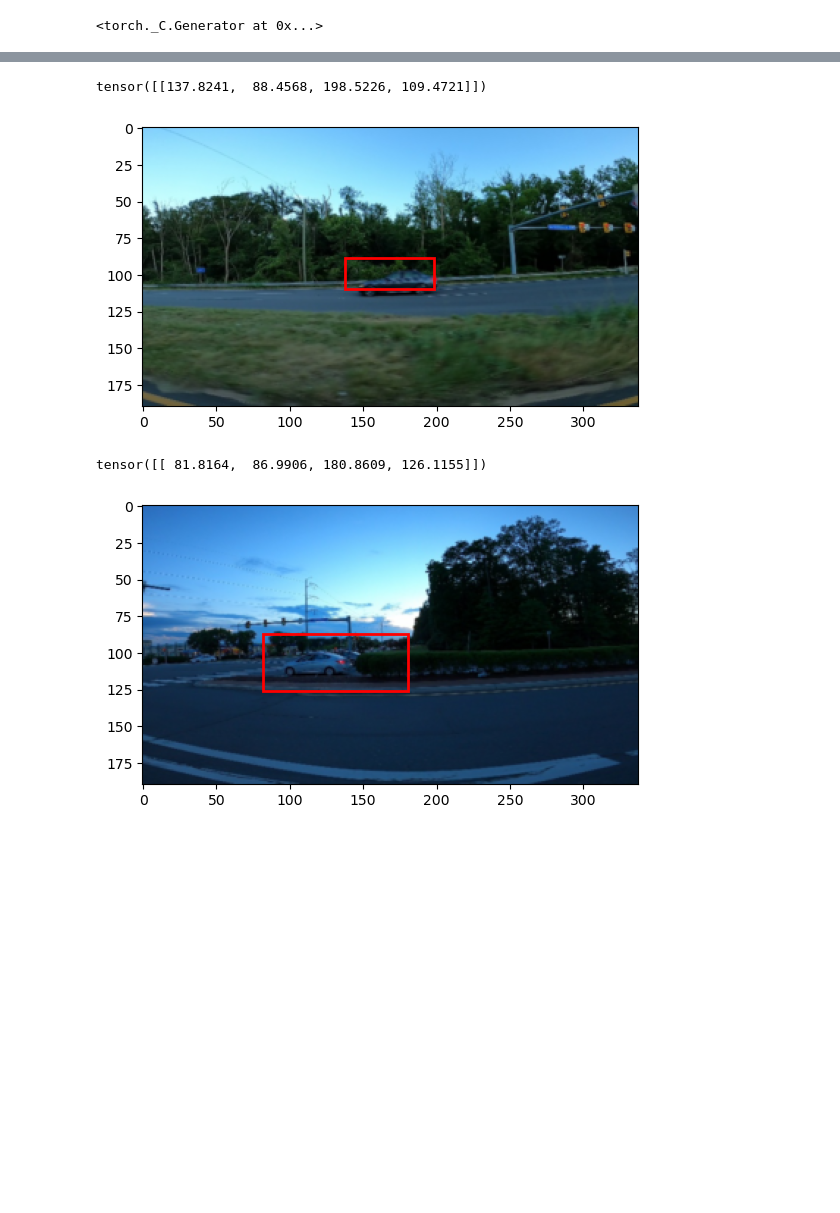
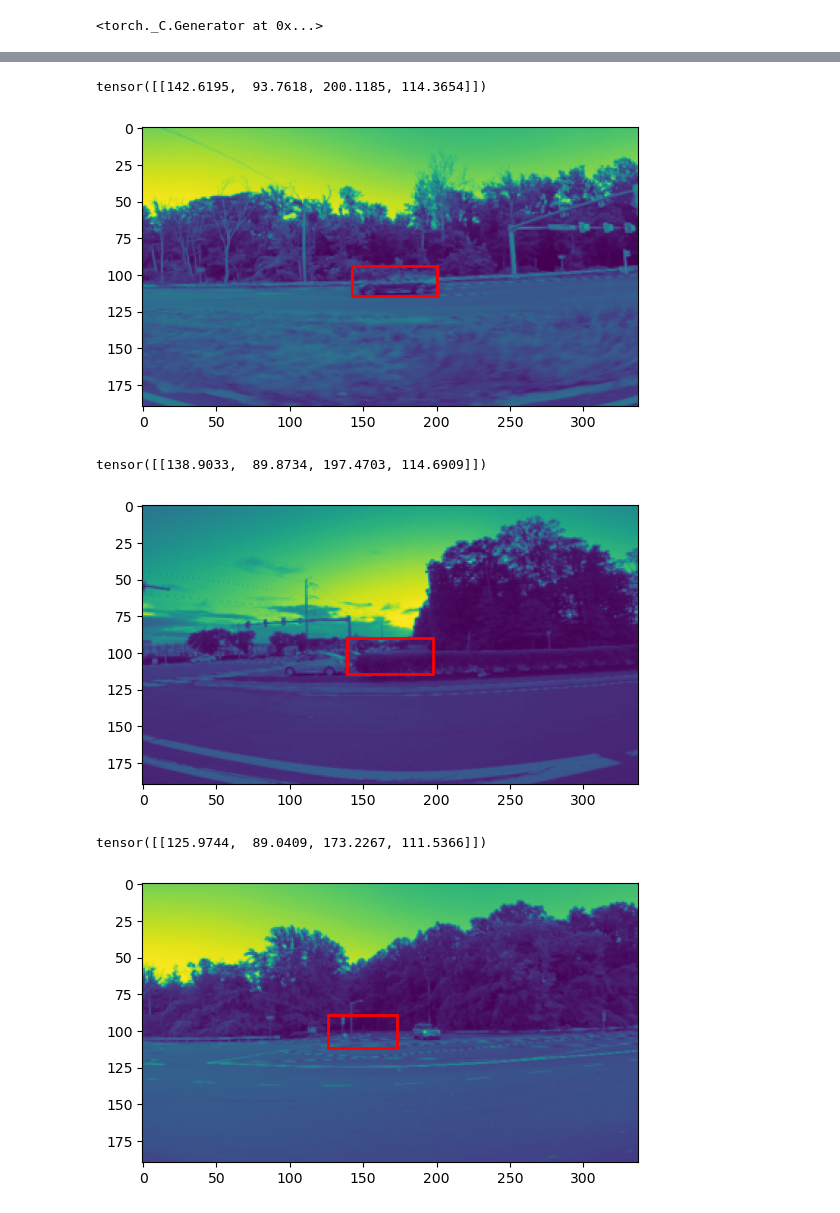
Before and after one commit to PaMilot/Car-detection, a Jupyter notebook: own_model.ipynb, the cells around one changed output, grey strips where cells are left out. Saved outputs shown, nothing was run; the diff lists cells and outputs as text; code cells hidden in the pictures; blank space fills up the shorter version.

```diff
--- a/own_model.ipynb
+++ b/own_model.ipynb
@@ -205,8 +301,7 @@ tensor([[ 94.3631,  85.2867, 138.3021, 106.9602]])
 # %%
 image_path = 'data/train/vid_4_600.jpg'
 image = cv2.imread(image_path)
-image = cv2.cvtColor(image, cv2.COLOR_BGR2RGB) # for display
-image = image[:,:,:3]
+image = cv2.cvtColor(image, cv2.COLOR_BGR2GRAY)
 
 transform = transforms.Compose([transforms.ToTensor(), # -> [C, H, W]
                                 transforms.Resize((NEW_HEIGHT, NEW_WIDTH))])
@@ -216,13 +311,12 @@ pred = model(img)
 print(pred)
 display_bounding_boxes(img.permute(1,2,0).numpy(), pred) # -> [H, W, C]
 # %% [output]
-tensor([[137.8241,  88.4568, 198.5226, 109.4721]])
+tensor([[142.6195,  93.7618, 200.1185, 114.3654]])
-[figure, old version]
+[figure, new version]
 # %%
 image_path = 'data/train/vid_4_30440.jpg'
 image = cv2.imread(image_path)
-image = cv2.cvtColor(image, cv2.COLOR_BGR2RGB) # for display
-image = image[:,:,:3]
+image = cv2.cvtColor(image, cv2.COLOR_BGR2GRAY)
 
 transform = transforms.Compose([transforms.ToTensor(), # -> [C, H, W]
                                 transforms.Resize((NEW_HEIGHT, NEW_WIDTH))])
@@ -232,5 +326,21 @@ pred = model(img)
 print(pred)
 display_bounding_boxes(img.permute(1,2,0).numpy(), pred) # -> [H, W, C]
 # %% [output]
-tensor([[ 81.8164,  86.9906, 180.8609, 126.1155]])
+tensor([[138.9033,  89.8734, 197.4703, 114.6909]])
-[figure, old version]
+[figure, new version]
+# %%
+
+image_path = 'data/train/vid_4_980.jpg'
+image = cv2.imread(image_path)
+image = cv2.cvtColor(image, cv2.COLOR_BGR2GRAY)
+
+transform = transforms.Compose([transforms.ToTensor(), # -> [C, H, W]
+                                transforms.Resize((NEW_HEIGHT, NEW_WIDTH))])
+img = transform(image)
+
+pred = model(img)
+print(pred)
+display_bounding_boxes(img.permute(1,2,0).numpy(), pred) # -> [H, W, C]
+# %% [output]
+tensor([[125.9744,  89.0409, 173.2267, 111.5366]])
+[figure, added]
```
Also changed, not shown: parts of 31 cells of this notebook.
